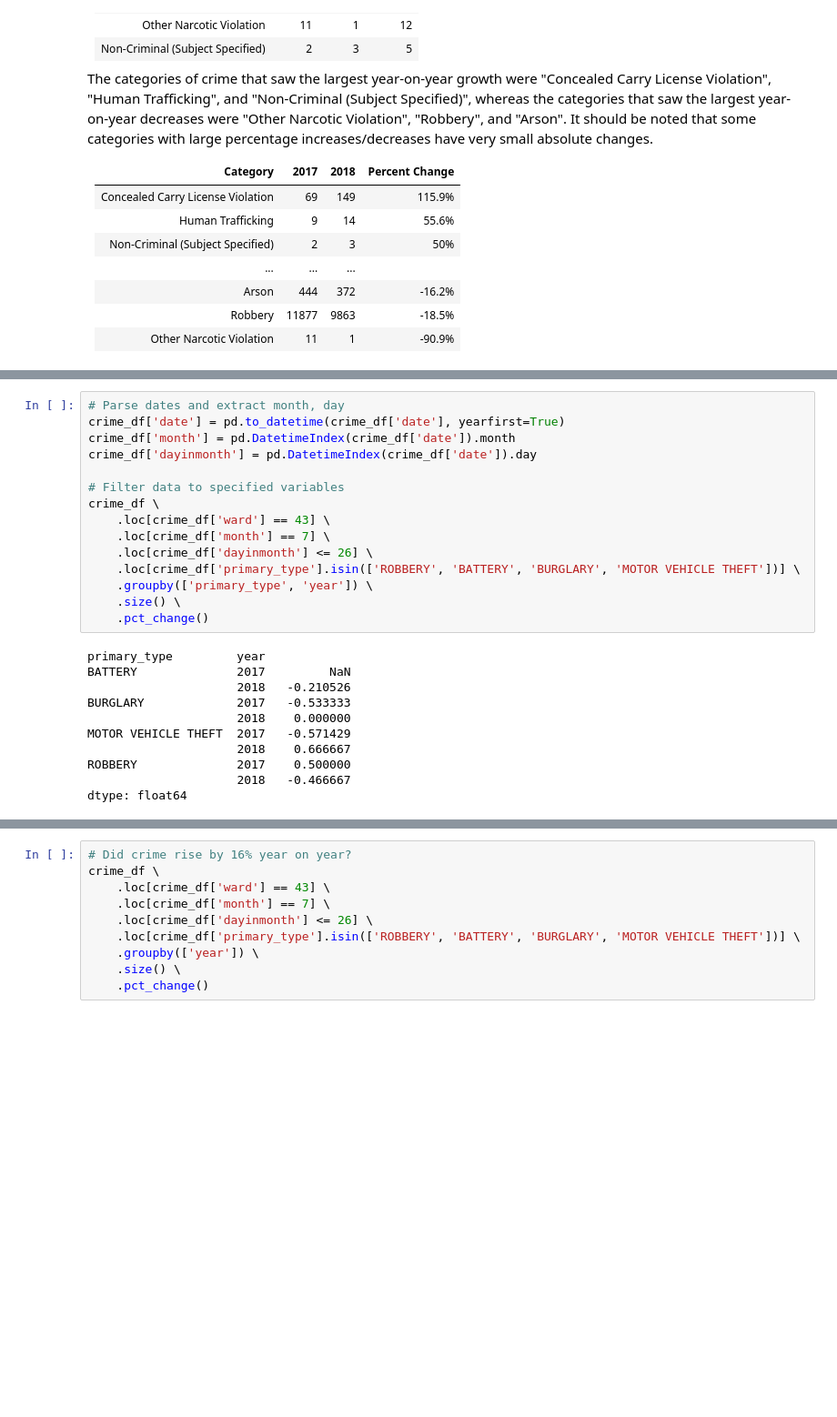
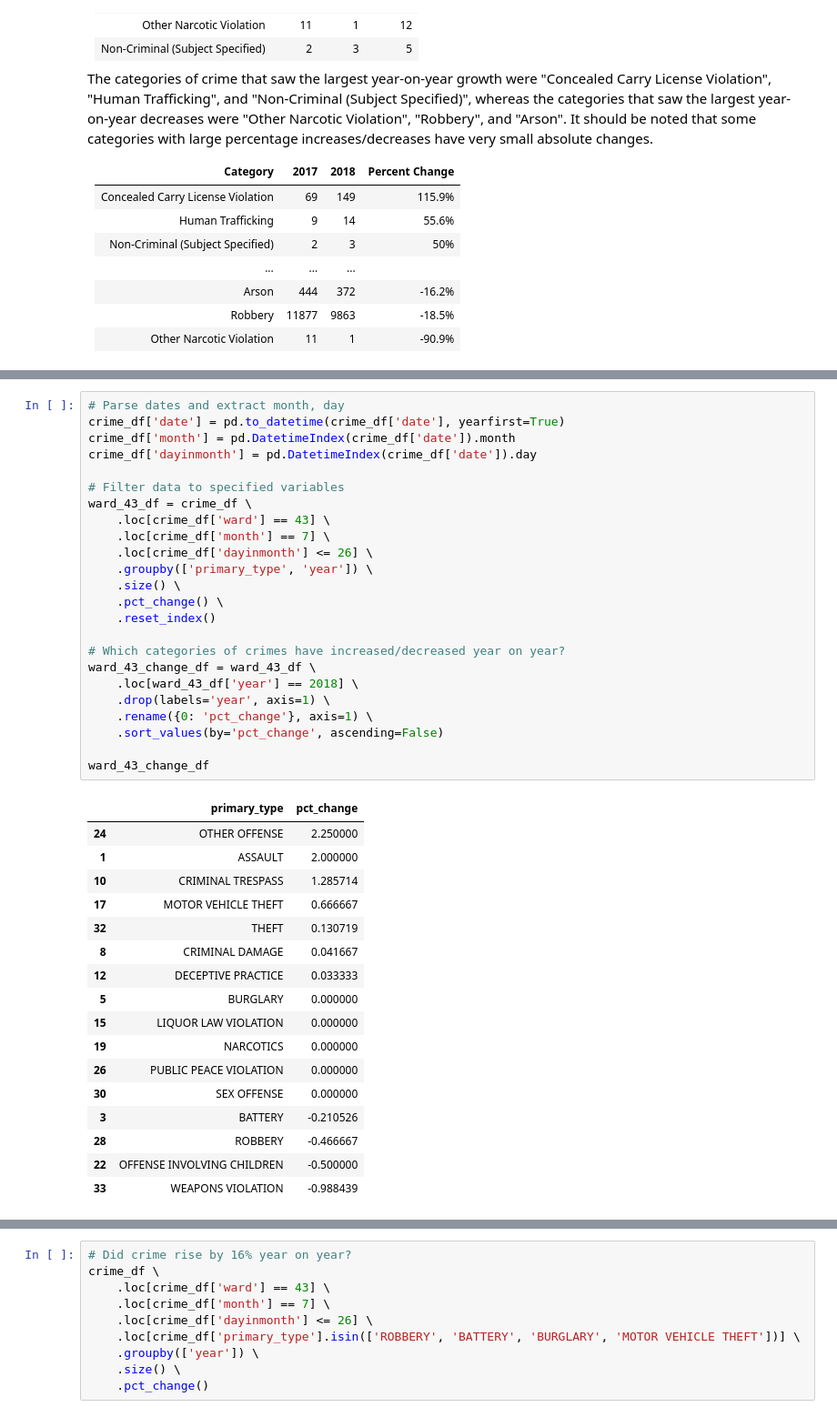
Before and after one commit to jtanwk/capp30254, a Jupyter notebook: HW1/Homework 1.ipynb, the cells around one changed output, grey strips where cells are left out. Shown at 91% size. Cells and saved outputs as stored; diff of their text form; blank space fills up the shorter version.

```diff
--- a/HW1/Homework 1.ipynb
+++ b/HW1/Homework 1.ipynb
@@ -775,27 +804,43 @@ These statistics refer specifically to "crime in the 43rd ward". We'll assume th
 # %%
 # Parse dates and extract month, day
 crime_df['date'] = pd.to_datetime(crime_df['date'], yearfirst=True)
 crime_df['month'] = pd.DatetimeIndex(crime_df['date']).month
 crime_df['dayinmonth'] = pd.DatetimeIndex(crime_df['date']).day
 
 # Filter data to specified variables
-crime_df \
+ward_43_df = crime_df \
     .loc[crime_df['ward'] == 43] \
     .loc[crime_df['month'] == 7] \
     .loc[crime_df['dayinmonth'] <= 26] \
-    .loc[crime_df['primary_type'].isin(['ROBBERY', 'BATTERY', 'BURGLARY', 'MOTOR VEHICLE THEFT'])] \
     .groupby(['primary_type', 'year']) \
     .size() \
-    .pct_change()
+    .pct_change() \
+    .reset_index()
+
+# Which categories of crimes have increased/decreased year on year?
+ward_43_change_df = ward_43_df \
+    .loc[ward_43_df['year'] == 2018] \
+    .drop(labels='year', axis=1) \
+    .rename({0: 'pct_change'}, axis=1) \
+    .sort_values(by='pct_change', ascending=False)
+
+ward_43_change_df
 # %% [output]
-primary_type         year
-BATTERY              2017         NaN
-                     2018   -0.210526
-BURGLARY             2017   -0.533333
-                     2018    0.000000
-MOTOR VEHICLE THEFT  2017   -0.571429
-                     2018    0.666667
-ROBBERY              2017    0.500000
-                     2018   -0.466667
-dtype: float64
+|  | primary_type | pct_change |
+| 24 | OTHER OFFENSE | 2.250000 |
+| 1 | ASSAULT | 2.000000 |
+| 10 | CRIMINAL TRESPASS | 1.285714 |
+| 17 | MOTOR VEHICLE THEFT | 0.666667 |
+| 32 | THEFT | 0.130719 |
+| 8 | CRIMINAL DAMAGE | 0.041667 |
+| 12 | DECEPTIVE PRACTICE | 0.033333 |
+| 5 | BURGLARY | 0.000000 |
+| 15 | LIQUOR LAW VIOLATION | 0.000000 |
+| 19 | NARCOTICS | 0.000000 |
+| 26 | PUBLIC PEACE VIOLATION | 0.000000 |
+| 30 | SEX OFFENSE | 0.000000 |
+| 3 | BATTERY | -0.210526 |
+| 28 | ROBBERY | -0.466667 |
+| 22 | OFFENSE INVOLVING CHILDREN | -0.500000 |
+| 33 | WEAPONS VIOLATION | -0.988439 |
 # %% [markdown]
```
Also changed, not shown: parts of 27 cells of this notebook.
